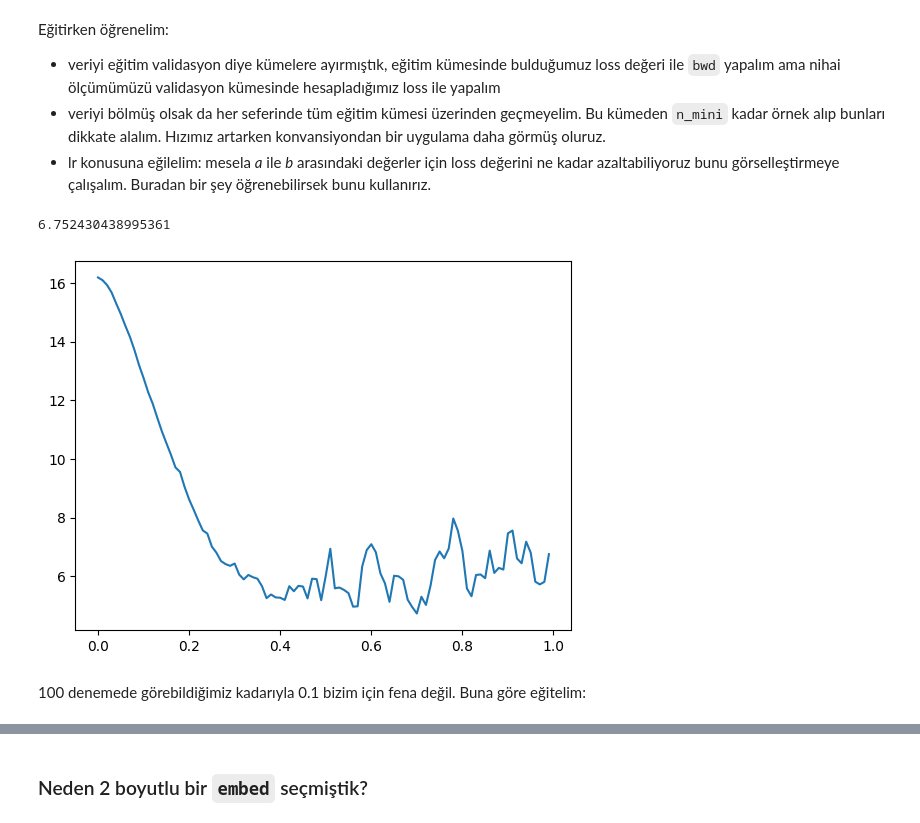
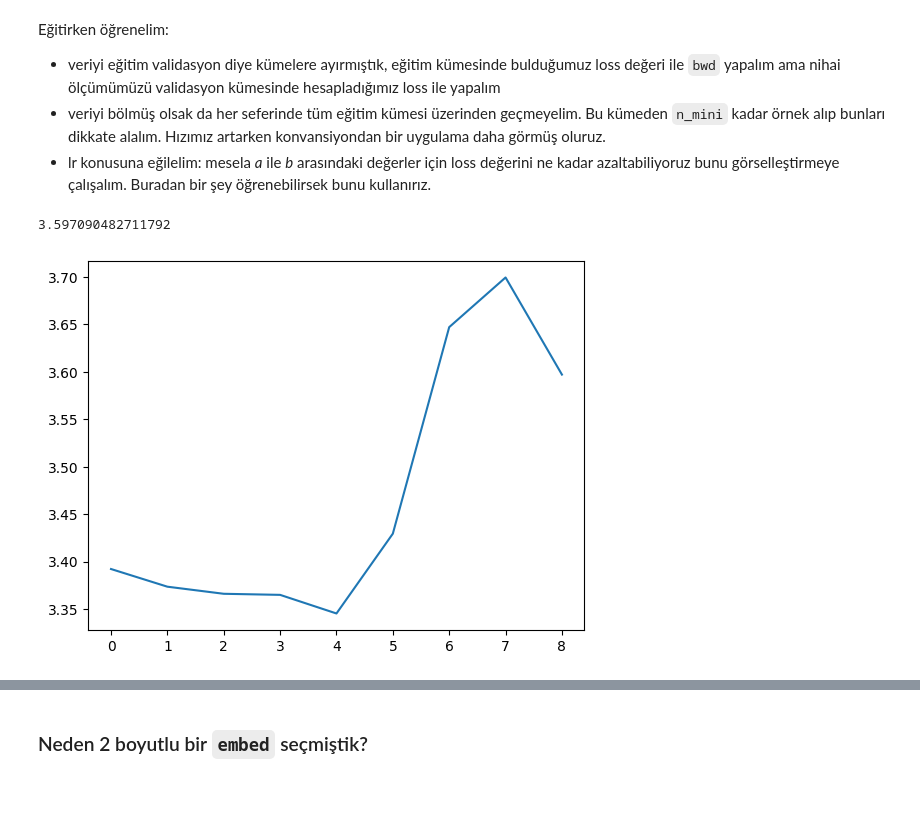
Before and after one commit to akurone/DahaDaha, a Jupyter notebook: 04_mlp.ipynb, the cells around one changed output, grey strips where cells are left out. Saved outputs shown, nothing was run; the diff lists cells and outputs as text; code cells hidden in the pictures; blank space fills up the shorter version.

```diff
--- a/04_mlp.ipynb
+++ b/04_mlp.ipynb
@@ -8,7 +8,7 @@ n_blok = 3 # bir sonraki harfi tahmin ederken kaç harf öncesine bakacağız
 n_katman = 100 # gizli katman boyutu
 n_embed = 2 # bunu 2 yapmamızın özel bir sebebi var!
 n_girdi = n_blok * n_embed
-n_mini = 50 # her seferinde kaç örnek işleyeceğiz
+n_mini = 40 # her seferinde kaç örnek işleyeceğiz
 # %%
 # gerekli kütüphaneler
 import torch
@@ -164,11 +173,11 @@ g = torch.Generator().manual_seed(5)
 
 C = torch.randn((n_alfabe, n_embed), generator = g)
 
-W1 = torch.randn((n_girdi, n_katman), generator = g)
-B1 = torch.randn(n_katman, generator = g)
+W1 = torch.randn((n_girdi, n_katman), generator = g) * (5/3) / (n_girdi ** 0.5)
+B1 = torch.randn(n_katman, generator = g) * 0.02
 
-W2 = torch.randn((n_katman, n_alfabe), generator = g)
-B2 = torch.randn(n_alfabe, generator = g)
+W2 = torch.randn((n_katman, n_alfabe), generator = g) * 0.01
+B2 = torch.zeros(n_alfabe)
 
 tumParametreler = [C, W1, B1, W2, B2]
 n_parametre = sum(p.nelement() for p in tumParametreler)
@@ -198,6 +209,8 @@ def bwd(loss, lr):
 
 @torch.no_grad()
 def ffwd(X, Y):
-  girdi = C[X].view(-1, n_girdi)
-  cikti = torch.tanh(girdi @ W1 + B1) @ W2 + B2
-  return F.cross_entropy(cikti, Y)
+  return fwd(X, Y)
+
+print('Başlangıç için yapılan düzenleme işe yaradı:')
+print('beklenen:', -torch.tensor(1.0/n_alfabe).log().item())
+print('oluşan  :', ffwd(tumX, tumY).item())
@@ -208,22 +225,18 @@ Eğitirken öğrenelim:
 - veriyi bölmüş olsak da her seferinde tüm eğitim kümesi üzerinden geçmeyelim. Bu kümeden `n_mini` kadar örnek alıp bunları dikkate alalım. Hızımız artarken konvansiyondan bir uygulama daha görmüş oluruz.
 - lr konusuna eğilelim: mesela _a_ ile _b_ arasındaki değerler için loss değerini ne kadar azaltabiliyoruz bunu görselleştirmeye çalışalım. Buradan bir şey öğrenebilirsek bunu kullanırız.
 # %%
-n_test = 100
-pltLR, pltLoss = [], []
+n_test, pltLoss = 9, []
 
 for i in range(n_test):
   g = torch.Generator().manual_seed(i)
   batch = torch.randint(0, trnX.shape[0], (n_mini,), generator = g)
-  lr = i / n_test
-  bwd(fwd(trnX[batch], trnY[batch]), lr)
-  pltLR.append(lr)
+  bwd(fwd(trnX[batch], trnY[batch]), i/n_test)
   pltLoss.append(ffwd(tumX, tumY).item())
 
-plt.plot(pltLR, pltLoss)
+
+plt.plot(range(n_test), pltLoss)
 ffwd(tumX, tumY).item()
 # %% [output]
-6.752430438995361
+3.597090482711792
-[figure, old version]
+[figure, new version]
-# %% [markdown]
-100 denemede görebildiğimiz kadarıyla 0.1 bizim için fena değil. Buna göre eğitelim:
 # %%
```
Also changed, not shown: parts of 8 cells of this notebook.
